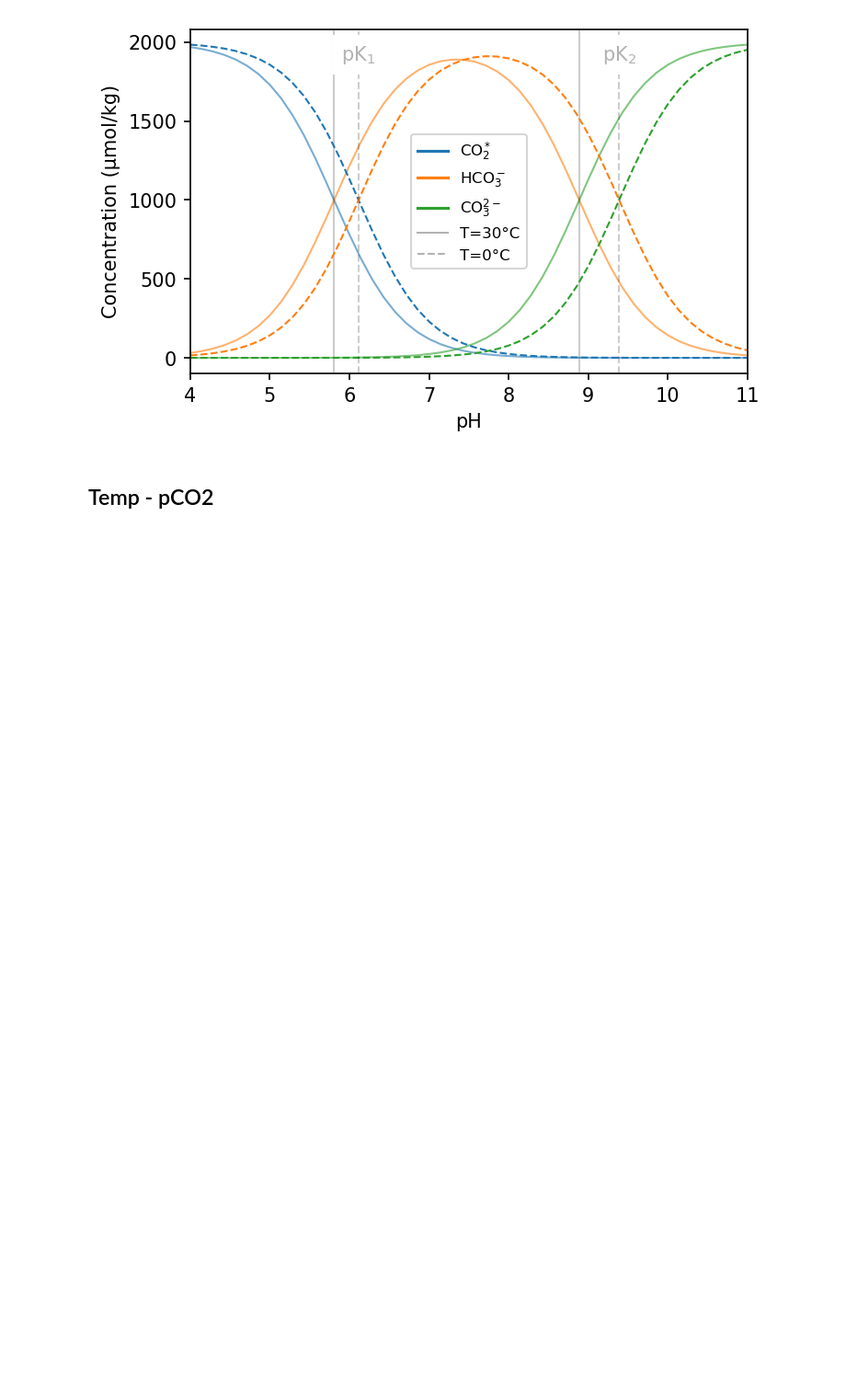
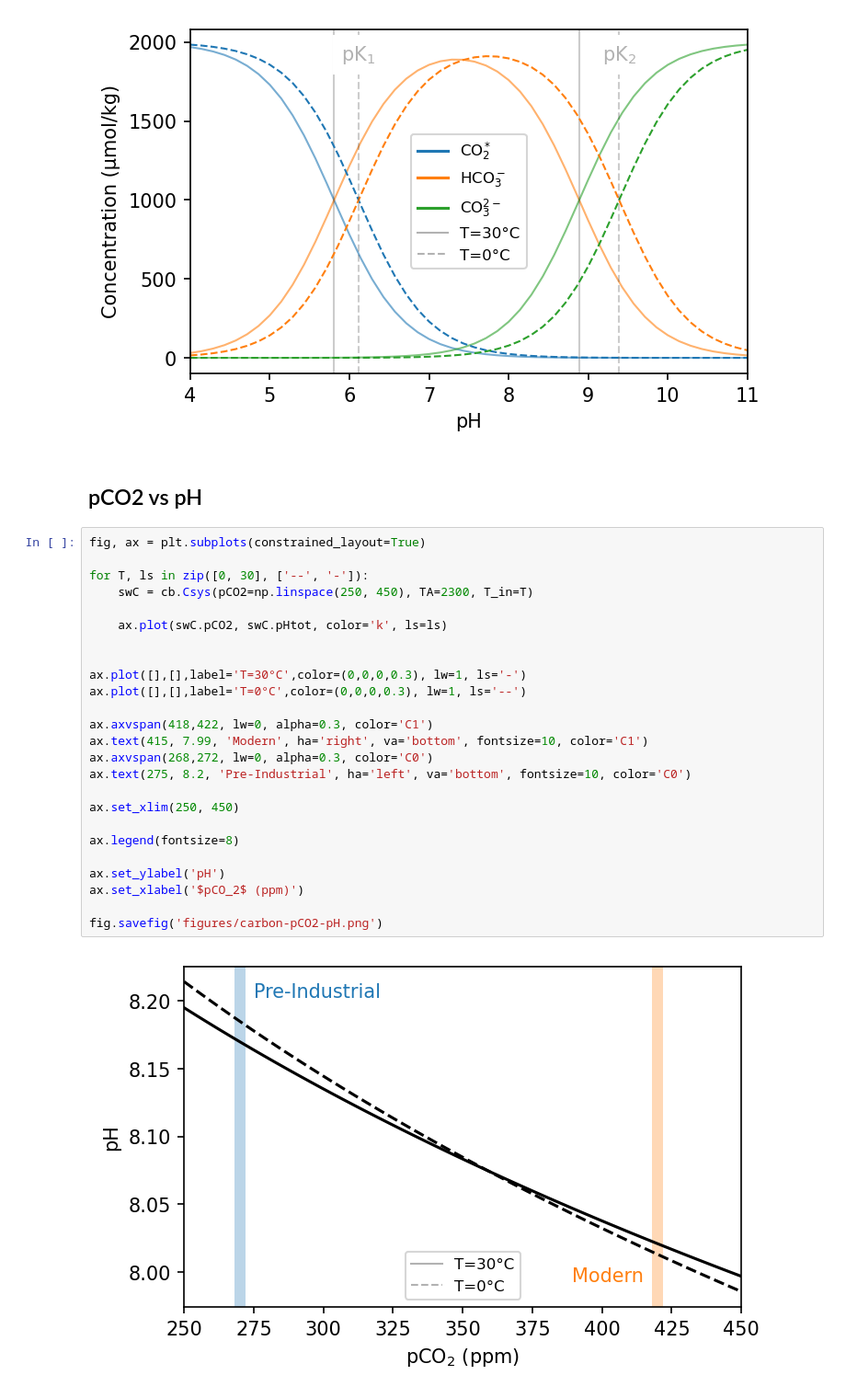
Before and after one commit to johnryantaylor/JRT_QES_Notes, a Jupyter notebook: book/06_oceancarbon/carbon_figs.ipynb, the cells around one changed output. Shown: that part at 92% size. Drawn from its saved outputs; the diff is of its cells as text; blank space fills up the shorter version.

```diff
--- a/book/06_oceancarbon/carbon_figs.ipynb
+++ b/book/06_oceancarbon/carbon_figs.ipynb
@@ -96,4 +96,31 @@ fig.savefig('figures/carbon_bjerrum_temp.png')
 # %% [output]
 [figure]
 # %% [markdown]
-## Temp - pCO2
+## pCO2 vs pH
+# %%
+fig, ax = plt.subplots(constrained_layout=True)
+
+for T, ls in zip([0, 30], ['--', '-']):
+    swC = cb.Csys(pCO2=np.linspace(250, 450), TA=2300, T_in=T)
+
+    ax.plot(swC.pCO2, swC.pHtot, color='k', ls=ls)
+
+
+ax.plot([],[],label='T=30°C',color=(0,0,0,0.3), lw=1, ls='-')
+ax.plot([],[],label='T=0°C',color=(0,0,0,0.3), lw=1, ls='--')
+
+ax.axvspan(418,422, lw=0, alpha=0.3, color='C1')
+ax.text(415, 7.99, 'Modern', ha='right', va='bottom', fontsize=10, color='C1')
+ax.axvspan(268,272, lw=0, alpha=0.3, color='C0')
+ax.text(275, 8.2, 'Pre-Industrial', ha='left', va='bottom', fontsize=10, color='C0')
+
+ax.set_xlim(250, 450)
+
+ax.legend(fontsize=8)
+
+ax.set_ylabel('pH')
+ax.set_xlabel('$pCO_2$ (ppm)')
+
+fig.savefig('figures/carbon-pCO2-pH.png')
+# %% [output]
+[figure, added]
```
Also changed, not shown: parts of 6 cells of this notebook, 4 other files.
